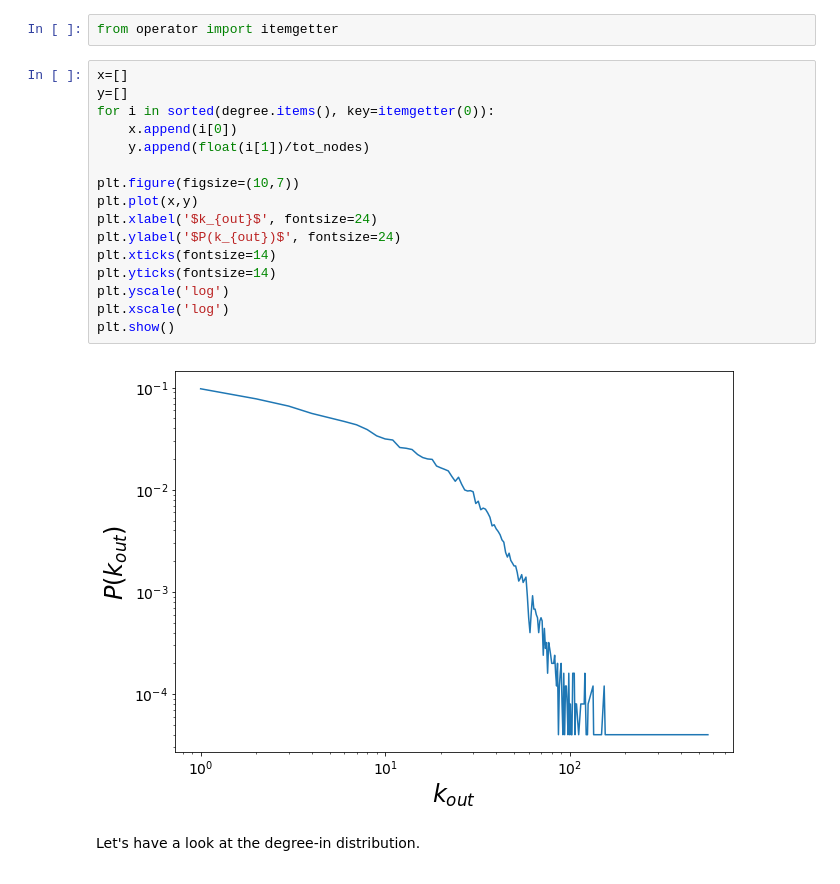
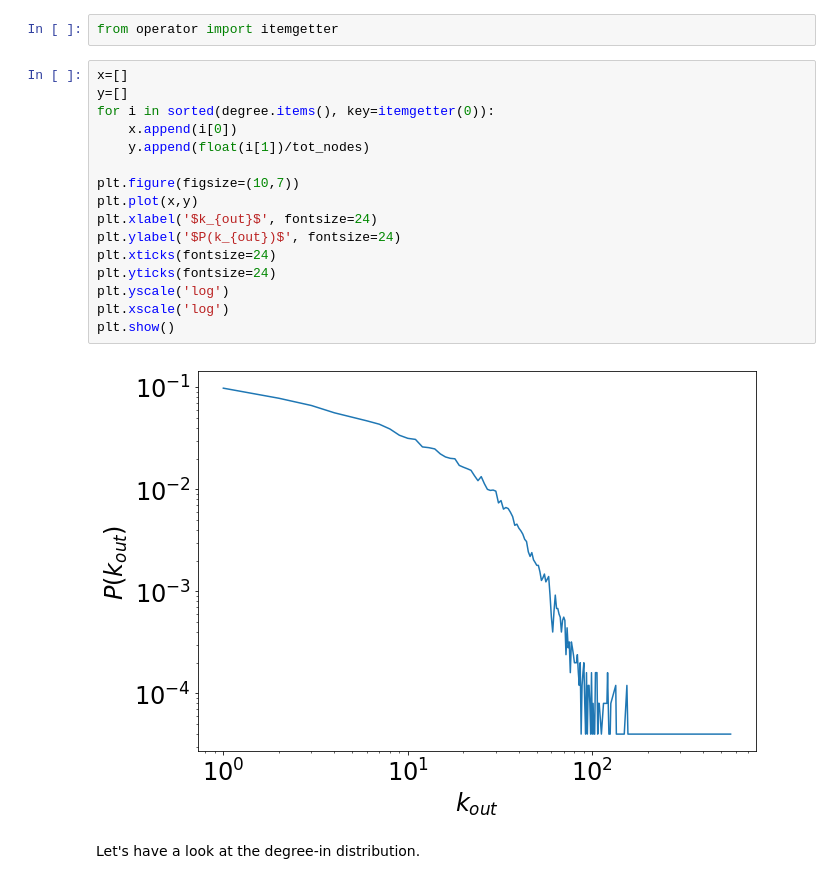
Before and after one commit to micheletizzoni/Complexity-in-social-systems, a Jupyter notebook: 1-intro/nb02_data_import_and_networks.ipynb, the cells around one changed output. Saved outputs shown, nothing was run; the diff lists cells and outputs as text.

```diff
--- a/1-intro/nb02_data_import_and_networks.ipynb
+++ b/1-intro/nb02_data_import_and_networks.ipynb
@@ -126,21 +126,21 @@ from operator import itemgetter
 # %%
 x=[]
 y=[]
 for i in sorted(degree.items(), key=itemgetter(0)):
     x.append(i[0])
     y.append(float(i[1])/tot_nodes)
 
 plt.figure(figsize=(10,7))
 plt.plot(x,y)
 plt.xlabel('$k_{out}$', fontsize=24)
 plt.ylabel('$P(k_{out})$', fontsize=24)
-plt.xticks(fontsize=14)
-plt.yticks(fontsize=14)
+plt.xticks(fontsize=24)
+plt.yticks(fontsize=24)
 plt.yscale('log')
 plt.xscale('log')
 plt.show()
 # %% [output]
-[figure, old version]
+[figure, new version]
 # %% [markdown]
 Let's have a look at the degree-in distribution.
 # %%
```
Also changed, not shown: parts of 2 cells of this notebook, 3 other files.
